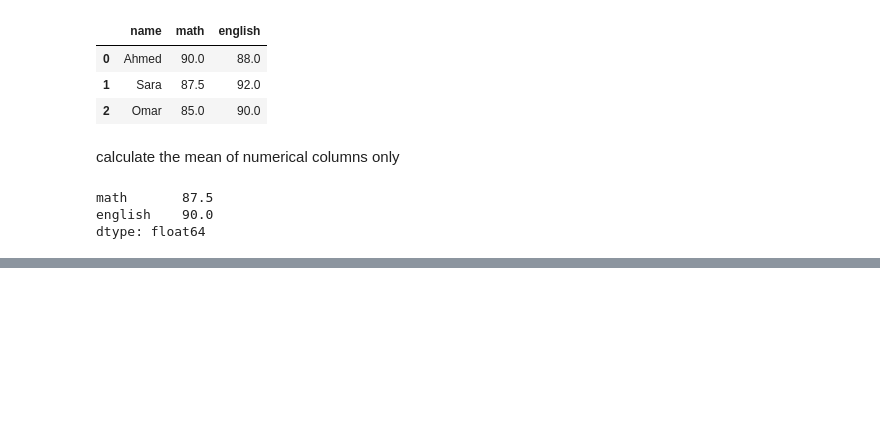
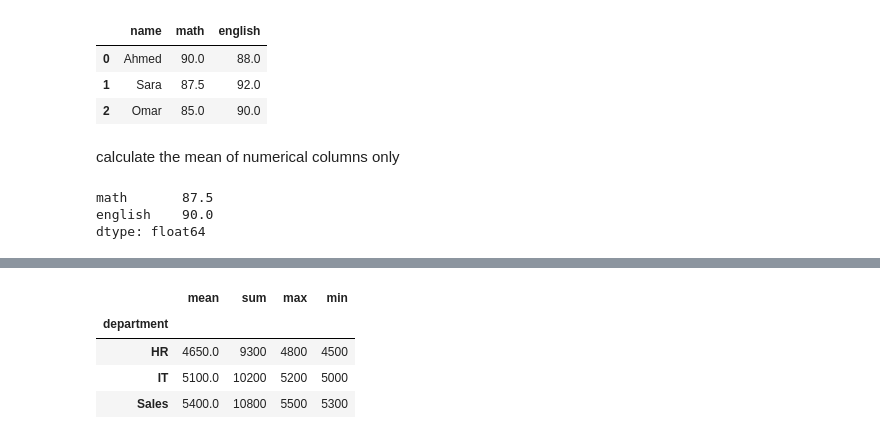
Before and after one commit to hady872/AI_Learning_Journey, a Jupyter notebook: pandas_course/pandas_ai.ipynb, the cells around one changed output, grey strips where cells are left out. Saved outputs shown, nothing was run; the diff lists cells and outputs as text; code cells hidden in the pictures; blank space fills up the shorter version.

```diff
--- a/pandas_course/pandas_ai.ipynb
+++ b/pandas_course/pandas_ai.ipynb
@@ -304,0 +370,8 @@ dtype: float64
+# %%
+df.groupby("department")["salary"].agg(["mean", "sum", "max", "min"])
+# %% [output]
+|  | mean | sum | max | min |
+| department |  |  |  |  |
+| HR | 4650.0 | 9300 | 4800 | 4500 |
+| IT | 5100.0 | 10200 | 5200 | 5000 |
+| Sales | 5400.0 | 10800 | 5500 | 5300 |
```
Also changed, not shown: parts of 7 cells of this notebook, 1 other file.
